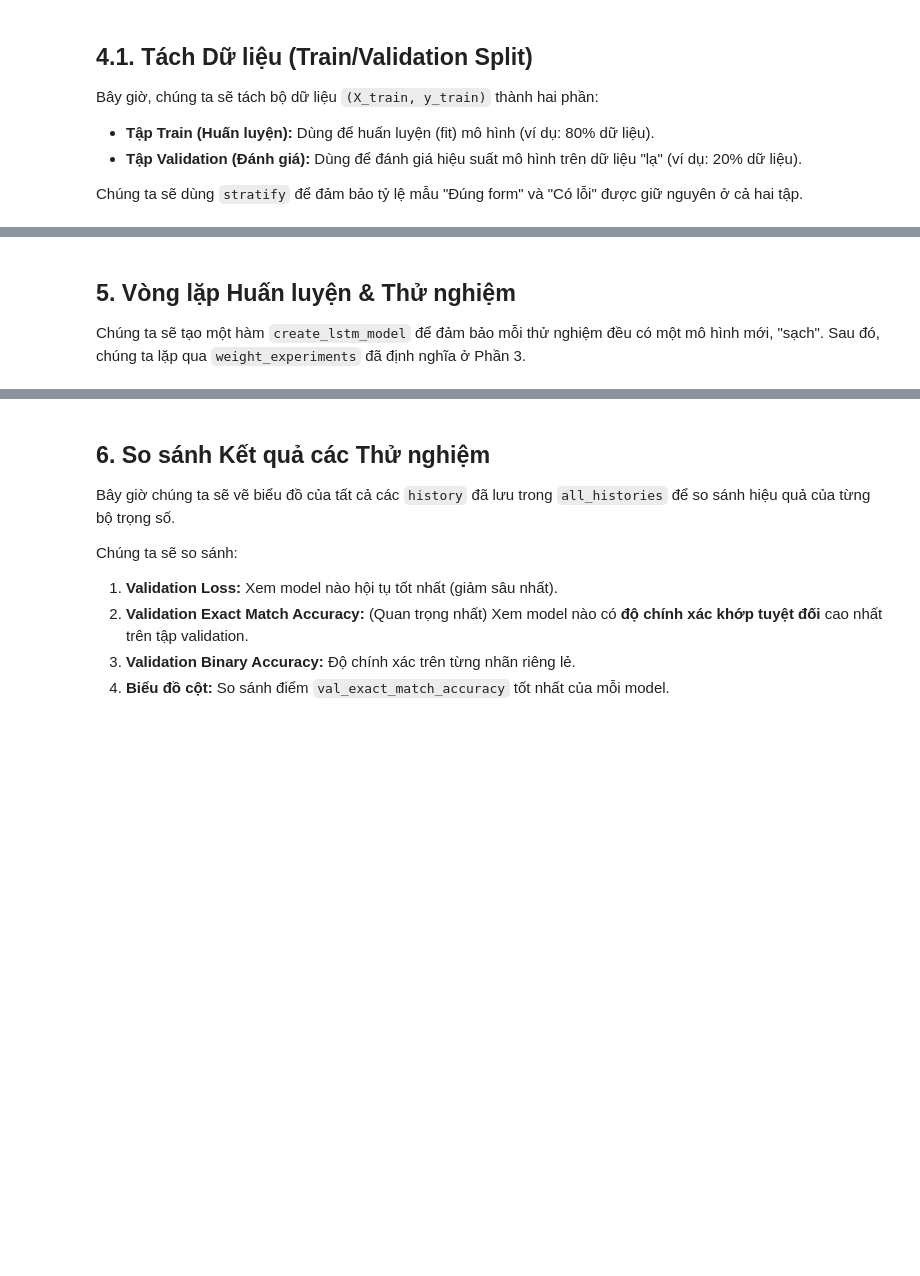
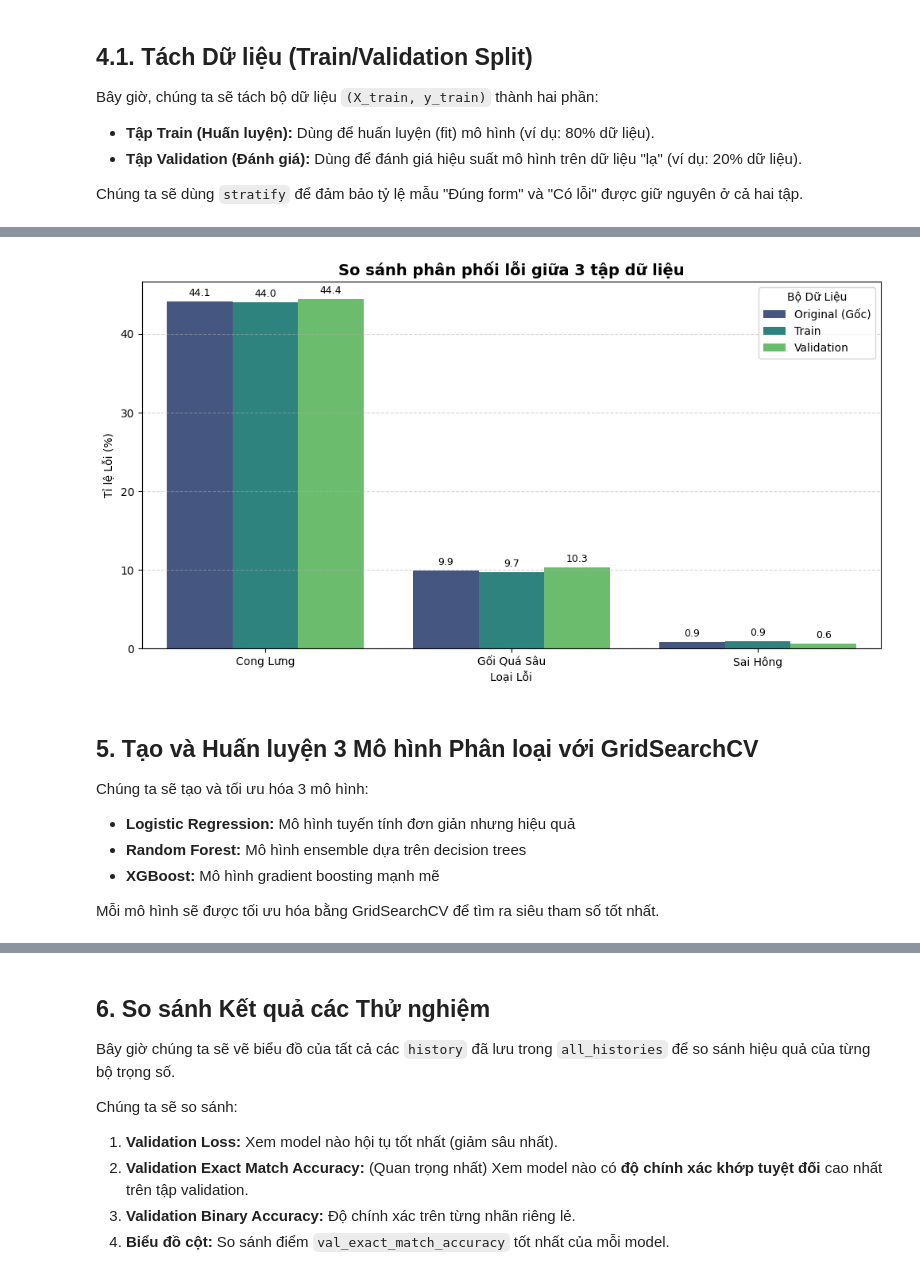
Before and after one commit to binhtran23/PBL-6-Pose-Corrector, a Jupyter notebook: notebooks/lat_raise_model_train.ipynb, the cells around one changed output, grey strips where cells are left out. Saved outputs shown, nothing was run; the diff lists cells and outputs as text; code cells hidden in the pictures; blank space fills up the shorter version.

Commit message:
Add pipeline va phan loai bicep curl sua phan loai lat raise tu lstm thanh cac mo hinh phan loai khac

```diff
--- a/notebooks/lat_raise_model_train.ipynb
+++ b/notebooks/lat_raise_model_train.ipynb
@@ -312,5 +237,61 @@ Kiểm tra phân bổ (Tỷ lệ mẫu 'Có lỗi'):
+# %%
+import pandas as pd
+import seaborn as sns
+import matplotlib.pyplot as plt
+import numpy as np
+
+# --- 1. CHUẨN BỊ DỮ LIỆU (Thay bằng biến thật của em) ---
+# Ví dụ: y_full (Gốc), y_train (Sau chia), y_val (Sau chia)
+# Giả sử tên các lỗi của em là:
+label_names = ['Cong Lưng', 'Gối Quá Sâu', 'Sai Hông']
+
+# Hàm nhỏ để tính % lỗi cho nhanh
+def get_error_rates(y_data, dataset_name):
+    # Tính trung bình từng cột -> nhân 100 ra %
+    rates = np.mean(y_data, axis=0) * 100
+    df = pd.DataFrame({'Loại Lỗi': label_names, 'Tỉ lệ Lỗi (%)': rates})
+    df['Dataset'] = dataset_name # Đánh dấu tên tập
+    return df
+
+# Tạo 3 bảng số liệu
+df_orig = get_error_rates(y_train_full, 'Original (Gốc)')
+df_train = get_error_rates(y_train_split, 'Train')
+df_val  = get_error_rates(y_val_split, 'Validation')
+
+# Gộp 3 bảng lại thành 1 bảng dài (Long-form)
+df_final = pd.concat([df_orig, df_train, df_val], axis=0)
+
+# --- 2. VẼ BIỂU ĐỒ (Seaborn lo hết) ---
+plt.figure(figsize=(12, 6))
+
+# hue='Dataset' -> Chính là cái tạo ra 3 màu so sánh
+ax = sns.barplot(
+    data=df_final,
+    x='Loại Lỗi',
+    y='Tỉ lệ Lỗi (%)',
+    hue='Dataset',
+    palette='viridis' # Chọn màu cho ngầu
+)
+
+# --- 3. TRANG TRÍ ---
+plt.title('So sánh phân phối lỗi giữa 3 tập dữ liệu', fontsize=14, fontweight='bold')
+plt.grid(axis='y', linestyle='--', alpha=0.5)
+plt.legend(title='Bộ Dữ Liệu')
+
+# (Optional) Hiện số lên đầu cột - Code hơi dài tí nhưng nhìn rất pro
+for container in ax.containers:
+    ax.bar_label(container, fmt='%.1f', padding=3, fontsize=9)
+
+plt.show()
+# %% [output]
+[figure, added]
 # %% [markdown]
-## 5. Vòng lặp Huấn luyện & Thử nghiệm
+## 5. Tạo và Huấn luyện 3 Mô hình Phân loại với GridSearchCV
 
-Chúng ta sẽ tạo một hàm `create_lstm_model` để đảm bảo mỗi thử nghiệm đều có một mô hình mới, "sạch". Sau đó, chúng ta lặp qua `weight_experiments` đã định nghĩa ở Phần 3.
+Chúng ta sẽ tạo và tối ưu hóa 3 mô hình:
+* **Logistic Regression:** Mô hình tuyến tính đơn giản nhưng hiệu quả
+* **Random Forest:** Mô hình ensemble dựa trên decision trees
+* **XGBoost:** Mô hình gradient boosting mạnh mẽ
+
+Mỗi mô hình sẽ được tối ưu hóa bằng GridSearchCV để tìm ra siêu tham số tốt nhất.
 # %%
```
Also changed, not shown: parts of 15 cells of this notebook, 9 other files.
